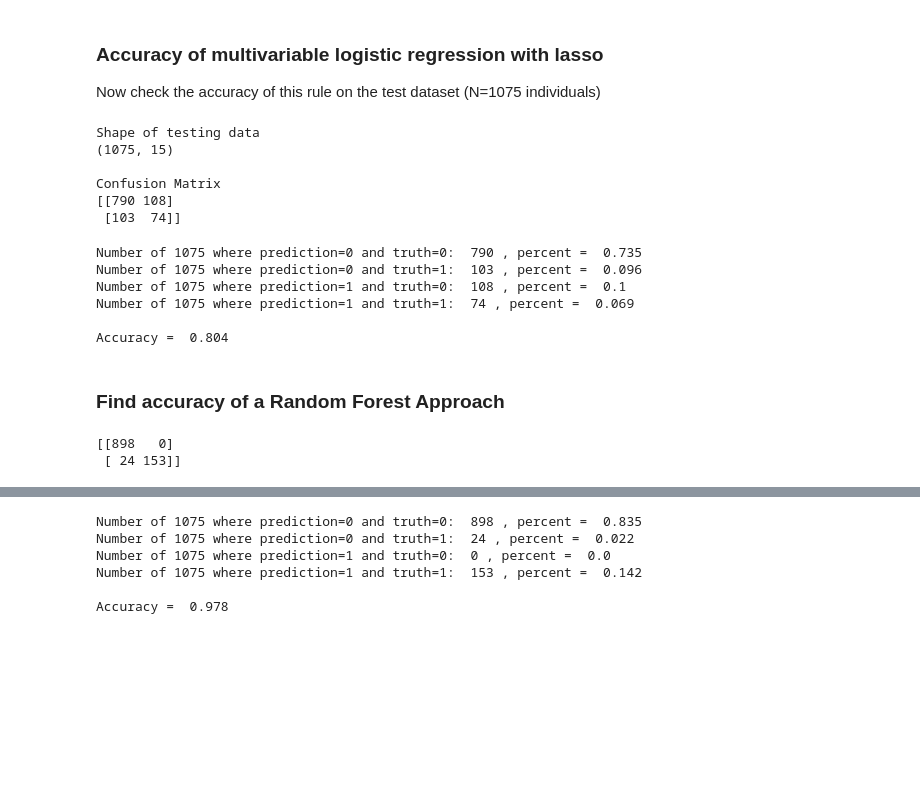
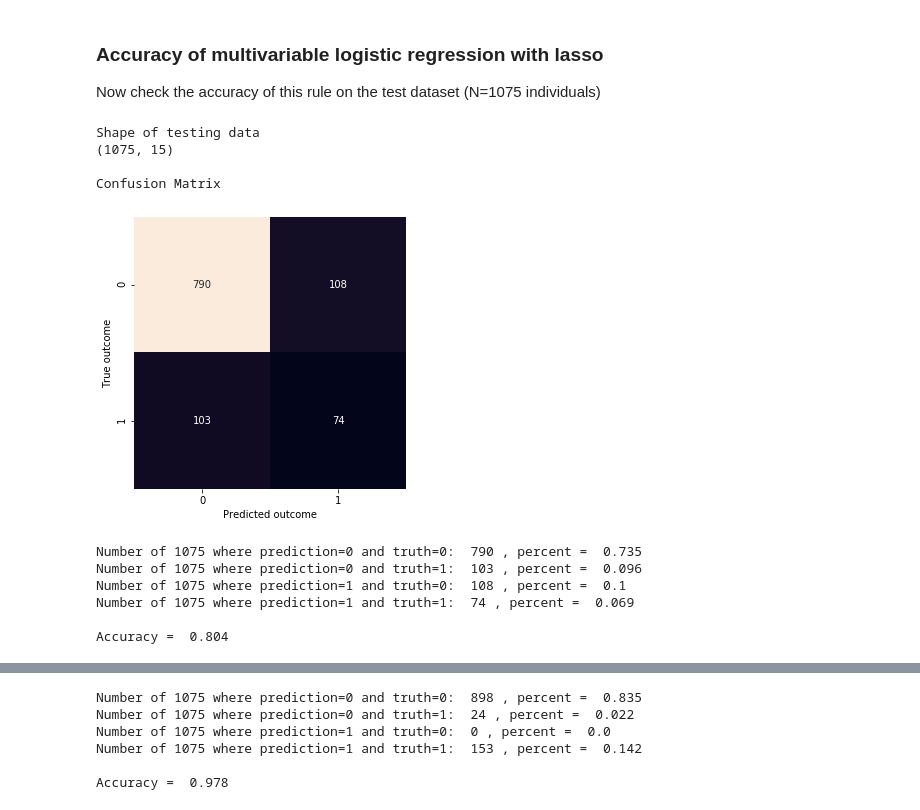
Before and after one commit to nojeffries/final-project, a Jupyter notebook: final-hr-analytics.ipynb, the cells around one changed output, grey strips where cells are left out. Drawn from its saved outputs; the diff is of its cells as text; code cells hidden in the pictures; blank space fills up the shorter version.

```diff
--- a/final-hr-analytics.ipynb
+++ b/final-hr-analytics.ipynb
@@ -371,29 +374,39 @@ Now check the accuracy of this rule on the test dataset (N=1075 individuals)
 # %%
 
 test = X_test
 test = test.assign(attrition=list(y_test))
 print("\nShape of testing data")
 print(test.shape)
 
 X_te = test[numvars+newfacvars]
 y_te = y_test
 Xstan_te = ((X_te-X_te.mean())/X_te.std())
 
-from sklearn.metrics import classification_report, confusion_matrix
 
 predprobs = pd.DataFrame(clf.predict_proba(Xstan_te)).iloc[:,1]
 zeroone = np.where(predprobs > cutpoint,1,0)
 
 print("\nConfusion Matrix")
 cm = confusion_matrix(y_te,zeroone,labels=[0,1])
-print(cm)
+
+#sns.set(font_scale=2)
+plt.figure(figsize=(5, 5))
+sns.heatmap(cm,  square=True,  annot=True, cbar=False, fmt='g')
+b, t = plt.ylim() # discover the values for bottom and top
+b += 0.5 # Add 0.5 to the bottom
+t -= 0.5 # Subtract 0.5 from the top
+plt.ylim(b, t) # update the ylim(bottom, top) values
+
+plt.xlabel('Predicted outcome')
+plt.ylabel('True outcome')
+plt.show() # ta-da!
+#print(cm_rf)
 # %% [output]
 Shape of testing data
 (1075, 15)
 
 Confusion Matrix
-[[790 108]
- [103  74]]
+[figure, added]
 # %%
 print("Number of 1075 where prediction=0 and truth=0: ",cm[0,0], ", percent = ",(cm[0,0]/1075).round(3))
 print("Number of 1075 where prediction=0 and truth=1: ",cm[1,0], ", percent = ",(cm[1,0]/1075).round(3))
@@ -408,16 +421,3 @@ Number of 1075 where prediction=1 and truth=0:  108 , percent =  0.1
 Number of 1075 where prediction=1 and truth=1:  74 , percent =  0.069
 
 Accuracy =  0.804
-# %% [markdown]
-### Find accuracy of a Random Forest Approach
-# %%
-from sklearn.ensemble import RandomForestClassifier
-
-clf = RandomForestClassifier(n_estimators=50).fit(X_tr,y_tr)
-
-y_pred2 = clf.predict(X_te)
-cm_rf = confusion_matrix(y_te,y_pred2)
-print(cm_rf)
-# %% [output]
-[[898   0]
- [ 24 153]]
```
Also changed, not shown: parts of 22 cells of this notebook, 2 other files.
